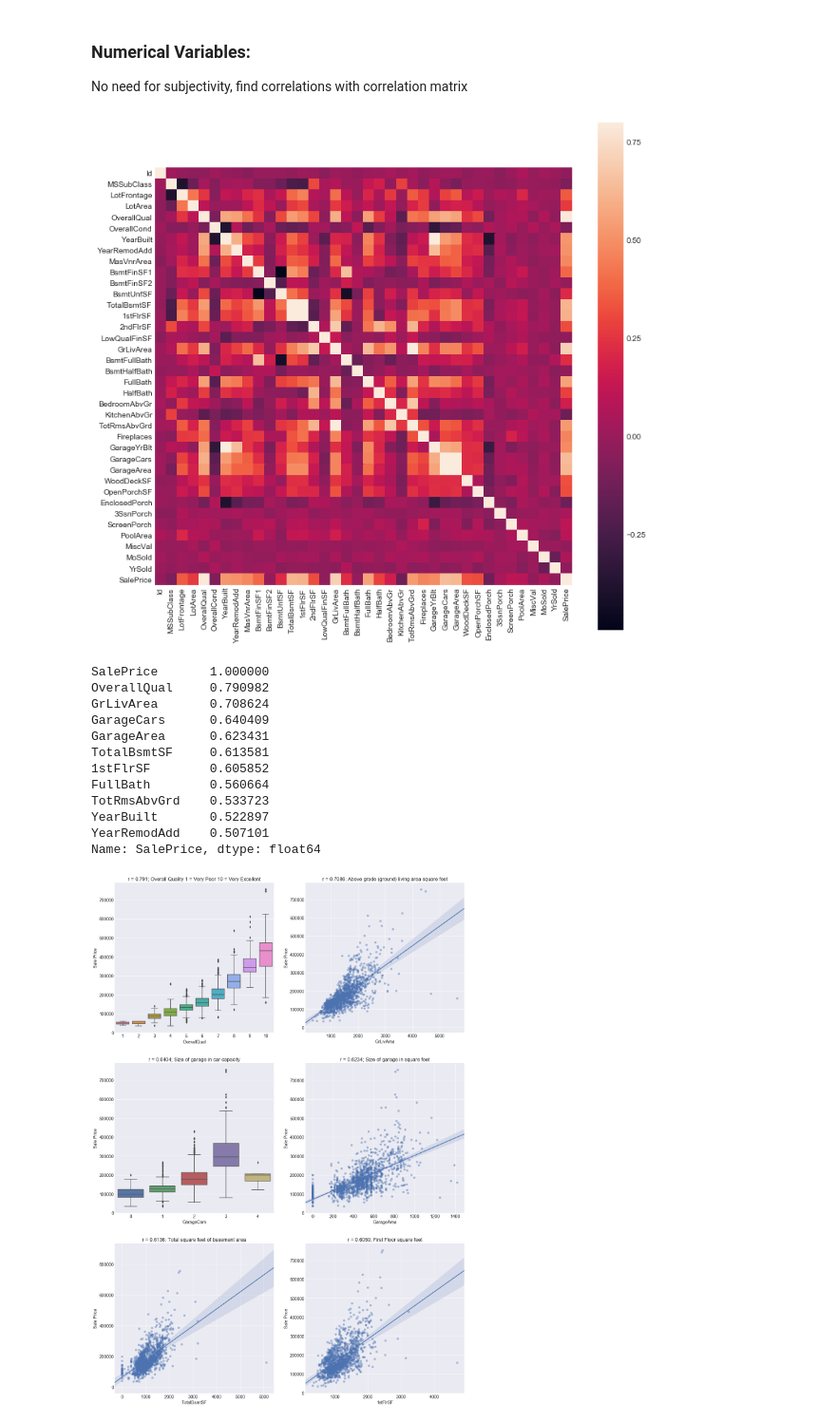
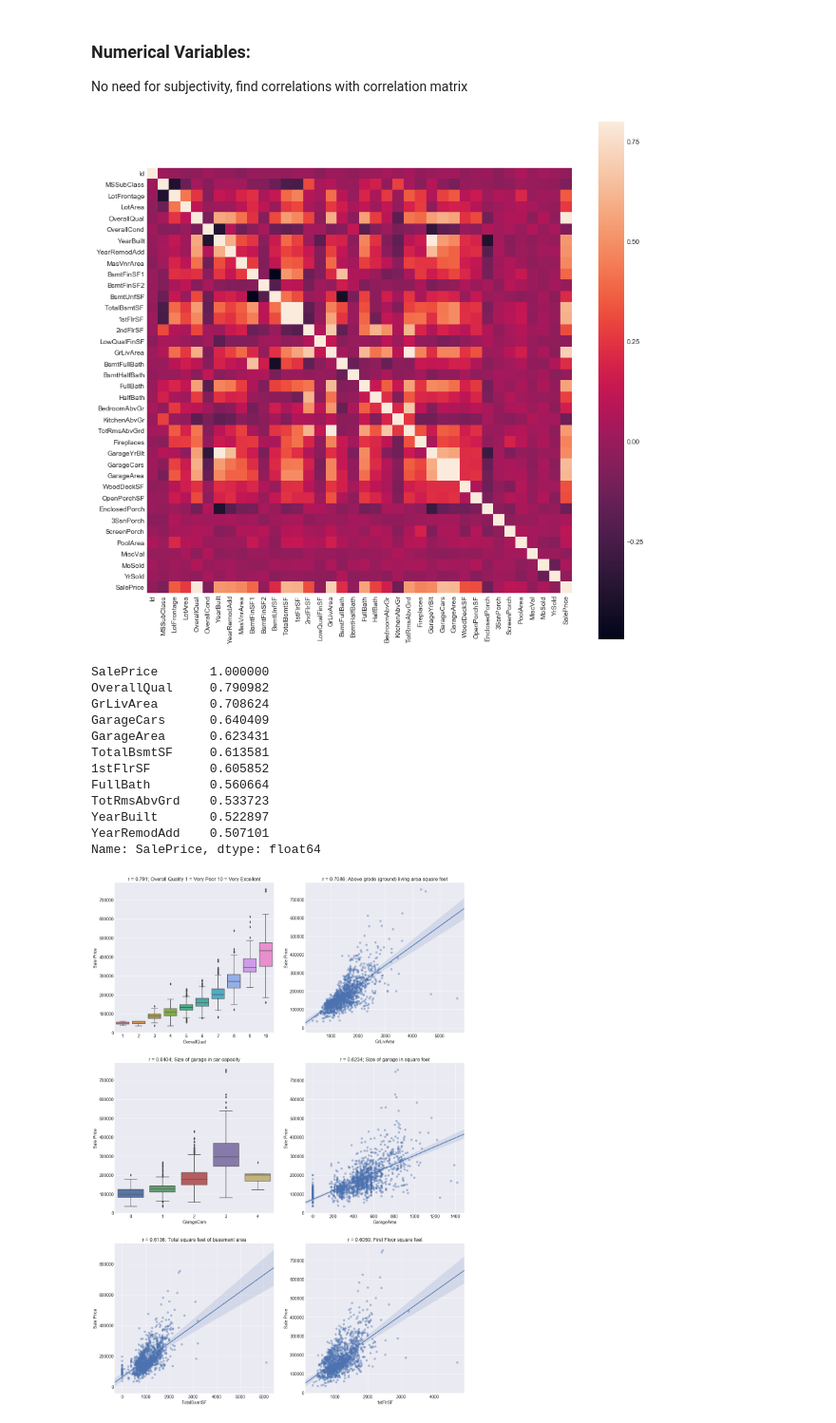
Before and after one commit to brianmcguckin/thinkful_unit_01_capstone, a Jupyter notebook: unit_01_capstone.ipynb, the cells around one changed output. Shown at 95% size. Drawn from its saved outputs; the diff is of its cells as text; code cells hidden in the pictures.

```diff
--- a/unit_01_capstone.ipynb
+++ b/unit_01_capstone.ipynb
@@ -450,25 +440,25 @@ No need for subjectivity, find correlations with correlation matrix
 # %%
 #set correlation matrix and heatmap
 corrmat = train.corr()
-plt.figure(figsize=(12,12))
-sns.heatmap(corrmat, vmax=0.8, square=True);
+plt.figure(figsize=(14,14))
+sns.heatmap(corrmat, vmax=0.8, square=True)
+
+plt.show()
+print(corrmat['SalePrice'].sort_values(ascending=False).head(11))
 # %% [output]
-[figure, old version]
+[figure, new version]
+SalePrice       1.000000
+OverallQual     0.790982
+GrLivArea       0.708624
+GarageCars      0.640409
+GarageArea      0.623431
+TotalBsmtSF     0.613581
+1stFlrSF        0.605852
+FullBath        0.560664
+TotRmsAbvGrd    0.533723
+YearBuilt       0.522897
+YearRemodAdd    0.507101
+Name: SalePrice, dtype: float64
-# %%
-print(corrmat['SalePrice'].sort_values(ascending=False).head(11))
-# %% [output]
-SalePrice       1.000000
-OverallQual     0.790982
-GrLivArea       0.708624
-GarageCars      0.640409
-GarageArea      0.623431
-TotalBsmtSF     0.613581
-1stFlrSF        0.605852
-FullBath        0.560664
-TotRmsAbvGrd    0.533723
-YearBuilt       0.522897
-YearRemodAdd    0.507101
-Name: SalePrice, dtype: float64
 # %%
 #plots of 10 most highly correlated variables
 
```
Also changed, not shown: parts of 15 cells of this notebook.
